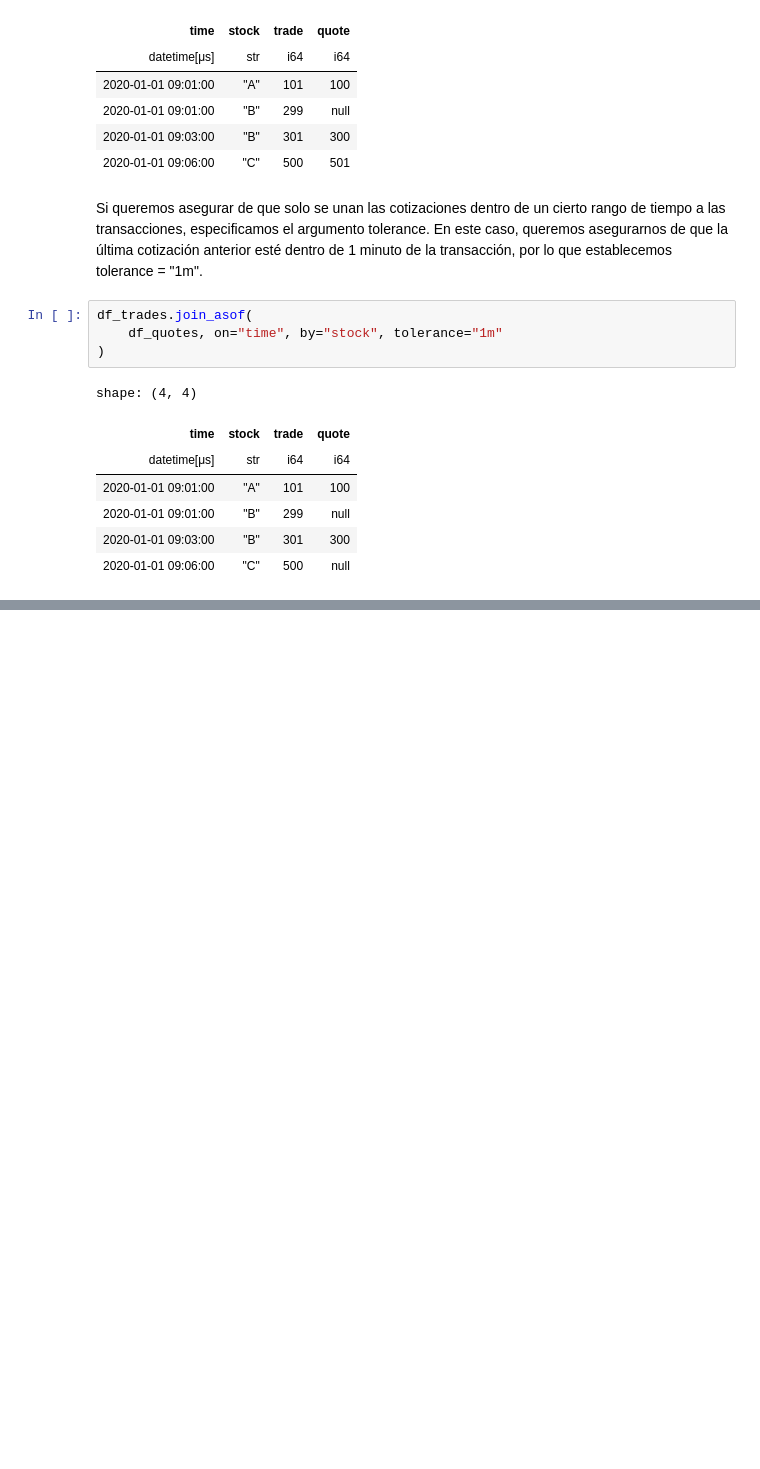
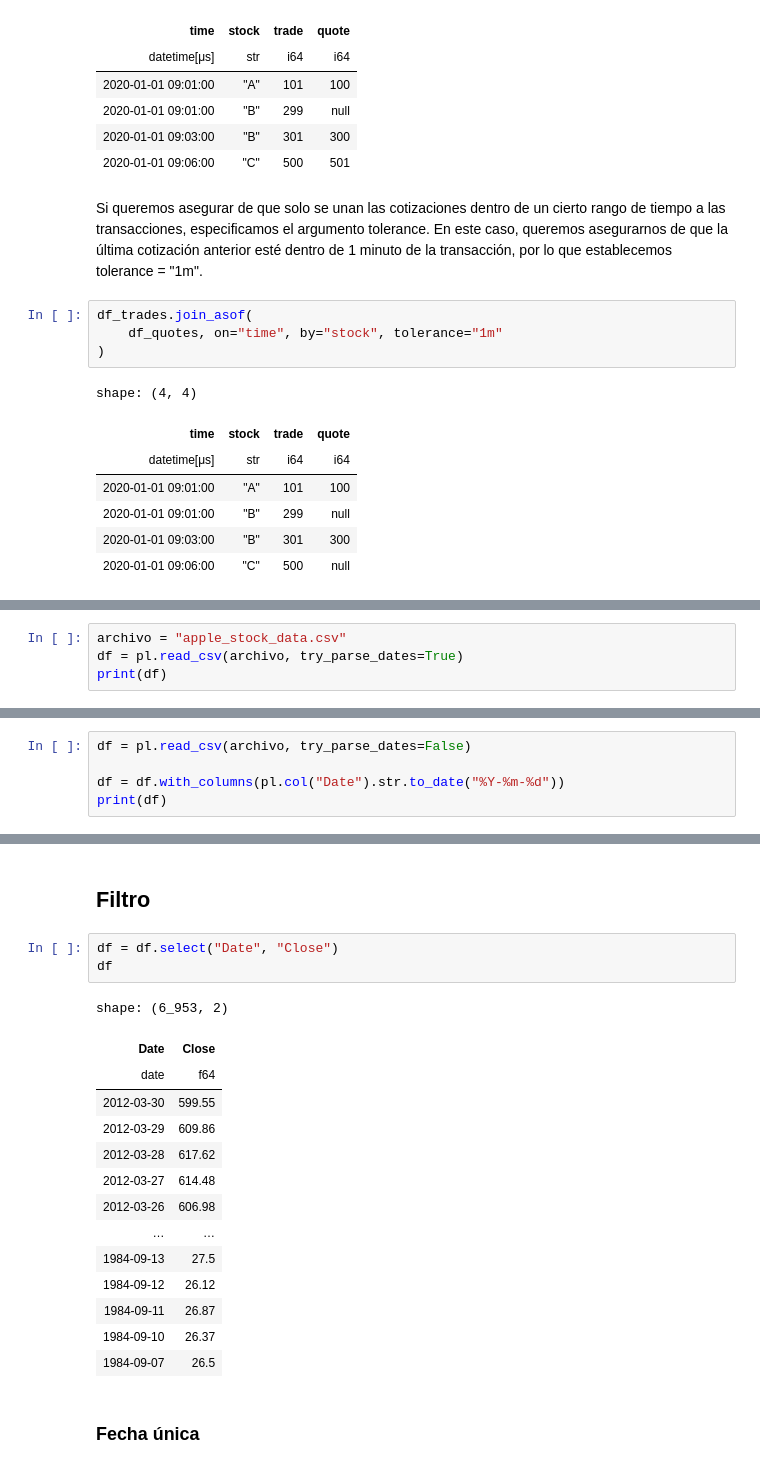
Before and after one commit to ferrandonea/polars_tut, a Jupyter notebook: gettingstarted.ipynb, the cells around one changed output, grey strips where cells are left out. Saved outputs shown, nothing was run; the diff lists cells and outputs as text; blank space fills up the shorter version.

```diff
--- a/gettingstarted.ipynb
+++ b/gettingstarted.ipynb
@@ -726,0 +1045,4 @@ shape: (4, 4)
+# %%
+archivo = "apple_stock_data.csv"
+df = pl.read_csv(archivo, try_parse_dates=True)
+print(df)
@@ -726,0 +1070,5 @@ shape: (4, 4)
+# %%
+df = pl.read_csv(archivo, try_parse_dates=False)
+
+df = df.with_columns(pl.col("Date").str.to_date("%Y-%m-%d"))
+print(df)
@@ -726,0 +1142,22 @@ shape: (4, 4)
+# %% [markdown]
+## Filtro
+# %%
+df = df.select("Date", "Close")
+df
+# %% [output]
+shape: (6_953, 2)
+| Date | Close |
+| date | f64 |
+| 2012-03-30 | 599.55 |
+| 2012-03-29 | 609.86 |
+| 2012-03-28 | 617.62 |
+| 2012-03-27 | 614.48 |
+| 2012-03-26 | 606.98 |
+| … | … |
+| 1984-09-13 | 27.5 |
+| 1984-09-12 | 26.12 |
+| 1984-09-11 | 26.87 |
+| 1984-09-10 | 26.37 |
+| 1984-09-07 | 26.5 |
+# %% [markdown]
+### Fecha única
```
Also changed, not shown: parts of 70 cells of this notebook, 2 other files.
